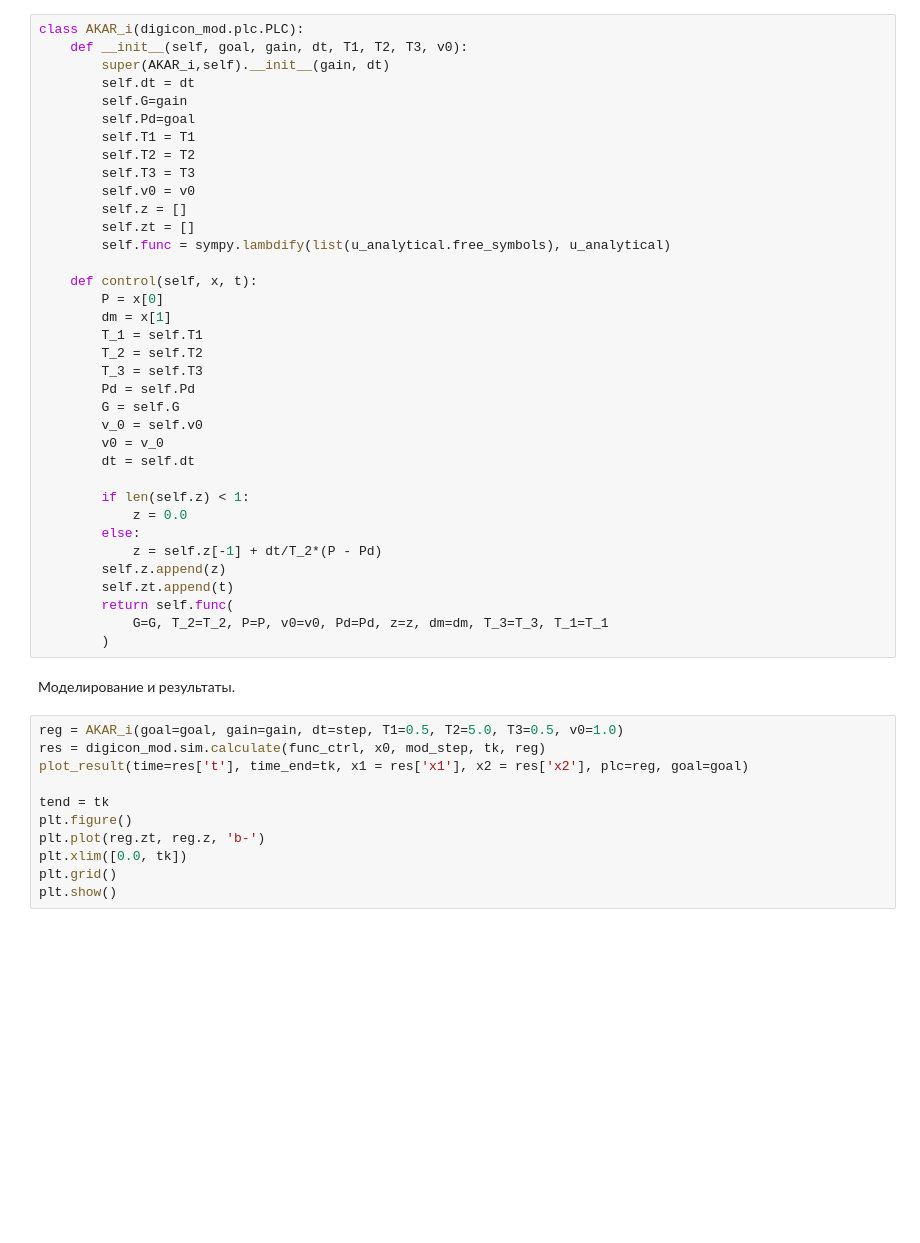
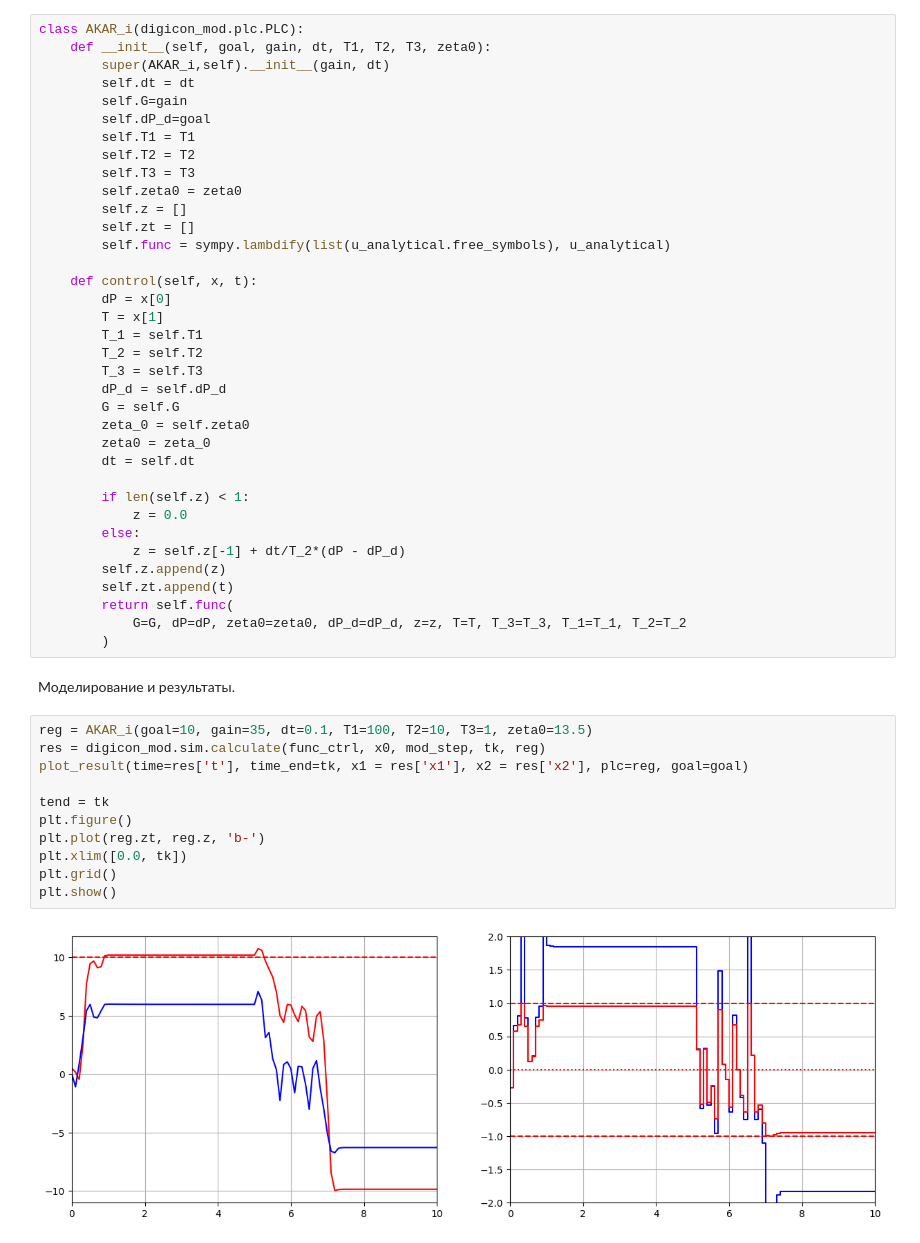
Before and after one commit to sanka-eu/nonlinear_and_adaptive_control_practice, a Jupyter notebook: lab2_akar.ipynb, the cells around one changed output. Saved outputs shown, nothing was run; the diff lists cells and outputs as text; blank space fills up the shorter version.

```diff
--- a/lab2_akar.ipynb
+++ b/lab2_akar.ipynb
@@ -286,50 +300,52 @@ w = (T_1*T_2*T_3*(-3*P**5 + 3*P**2*dm + 3*P**2*v0 + dm) + T_1*T_2*(P**3 - dm - v
 Подпрограмма для реализации нелинейного регулятора с интегральной компонентой.
 # %%
 class AKAR_i(digicon_mod.plc.PLC):
-    def __init__(self, goal, gain, dt, T1, T2, T3, v0):
+    def __init__(self, goal, gain, dt, T1, T2, T3, zeta0):
         super(AKAR_i,self).__init__(gain, dt)
         self.dt = dt
         self.G=gain
-        self.Pd=goal
+        self.dP_d=goal
         self.T1 = T1
         self.T2 = T2
         self.T3 = T3
-        self.v0 = v0
+        self.zeta0 = zeta0
         self.z = []
         self.zt = []
         self.func = sympy.lambdify(list(u_analytical.free_symbols), u_analytical)
 
     def control(self, x, t):
-        P = x[0]
-        dm = x[1]
+        dP = x[0]
+        T = x[1]
         T_1 = self.T1
         T_2 = self.T2
         T_3 = self.T3
-        Pd = self.Pd
+        dP_d = self.dP_d
         G = self.G
-        v_0 = self.v0
-        v0 = v_0
+        zeta_0 = self.zeta0
+        zeta0 = zeta_0
         dt = self.dt
 
         if len(self.z) < 1:
             z = 0.0
         else:
-            z = self.z[-1] + dt/T_2*(P - Pd)
+            z = self.z[-1] + dt/T_2*(dP - dP_d)
         self.z.append(z)
         self.zt.append(t)
         return self.func(
-            G=G, T_2=T_2, P=P, v0=v0, Pd=Pd, z=z, dm=dm, T_3=T_3, T_1=T_1
+            G=G, dP=dP, zeta0=zeta0, dP_d=dP_d, z=z, T=T, T_3=T_3, T_1=T_1, T_2=T_2
         )
 # %% [markdown]
 Моделирование и результаты.
 # %%
-reg = AKAR_i(goal=goal, gain=gain, dt=step, T1=0.5, T2=5.0, T3=0.5, v0=1.0)
+reg = AKAR_i(goal=10, gain=35, dt=0.1, T1=100, T2=10, T3=1, zeta0=13.5)
 res = digicon_mod.sim.calculate(func_ctrl, x0, mod_step, tk, reg)
 plot_result(time=res['t'], time_end=tk, x1 = res['x1'], x2 = res['x2'], plc=reg, goal=goal)
 
 tend = tk
 plt.figure()
 plt.plot(reg.zt, reg.z, 'b-')
 plt.xlim([0.0, tk])
 plt.grid()
 plt.show()
+# %% [output]
+[figure, added]
```
Also changed, not shown: parts of 19 cells of this notebook.
